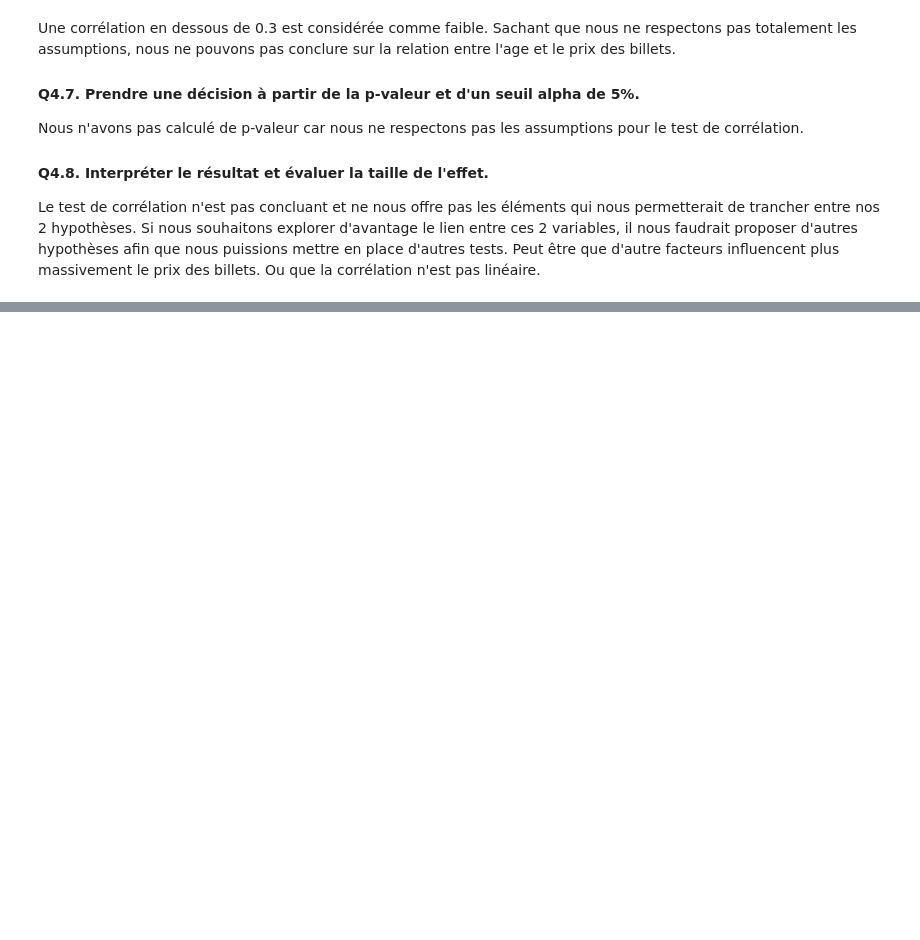
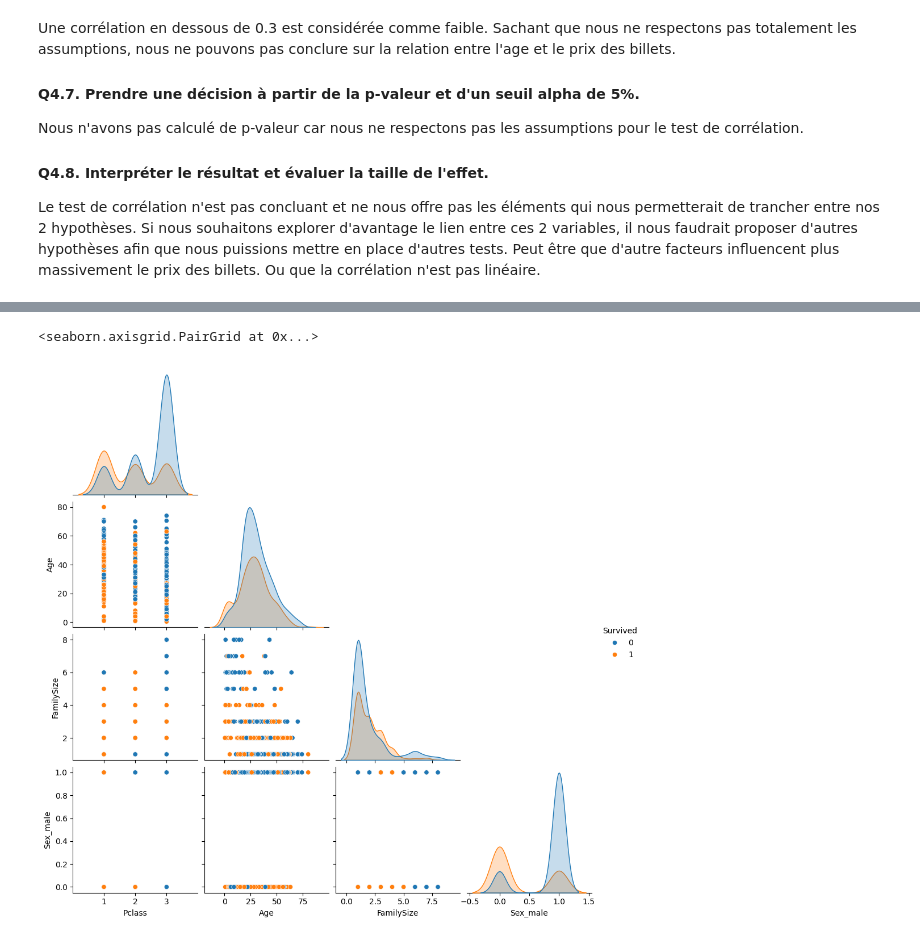
Before and after one commit to fuzoh/62-62.2-dataAnalysis, a Jupyter notebook: Projet.ipynb, the cells around one changed output, grey strips where cells are left out. Drawn from its saved outputs; the diff is of its cells as text; code cells hidden in the pictures; blank space fills up the shorter version.

Commit message:
feat: add model for the Q1 of data mining

```diff
--- a/Projet.ipynb
+++ b/Projet.ipynb
@@ -417,0 +418,12 @@ https://www.researchgate.net/figure/Effect-size-Cramers-V-for-the-survival-of-Ti
+# %%
+# Drop columns FamilySize, Sex_male, Embarked_Q, Embarked_S
+data_clean.drop(columns=["Embarked_Q", "Embarked_S", "Fare"], inplace=True)
+
+sns.pairplot(
+    data=data_clean,
+    hue="Survived",
+    corner=True
+)
+# %% [output]
+<seaborn.axisgrid.PairGrid at 0x...>
+[figure, added]
```
Also changed, not shown: parts of 8 cells of this notebook.
